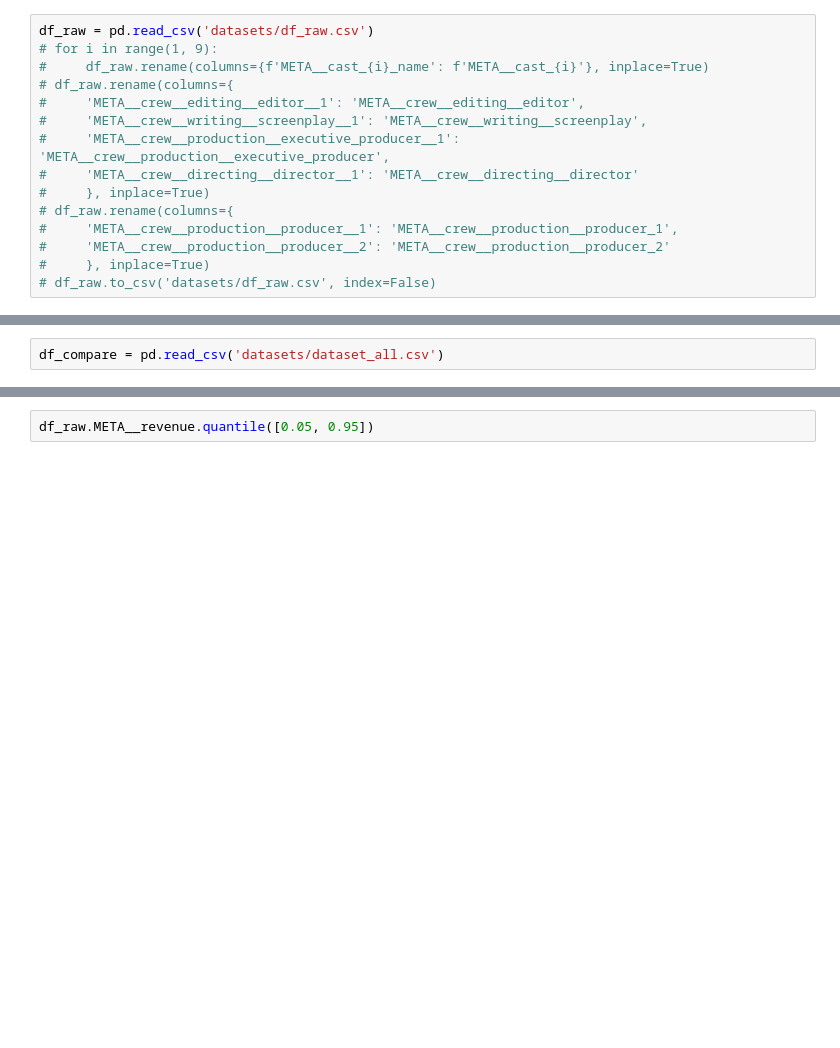
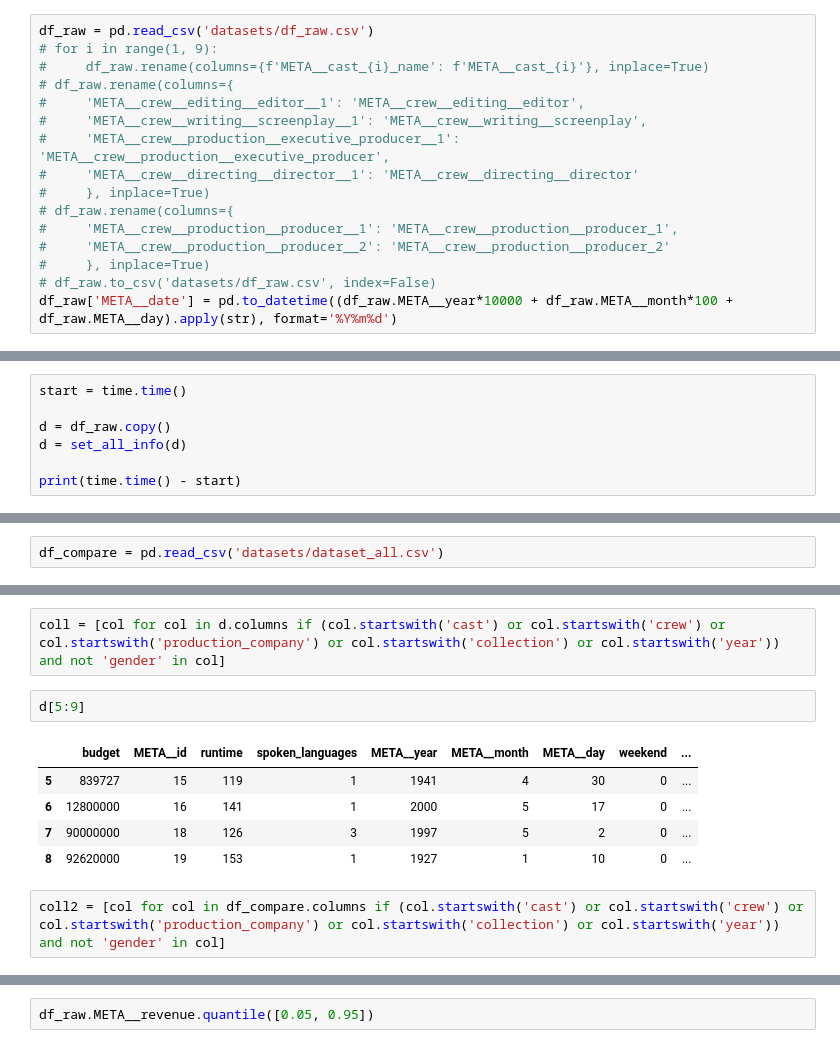
Before and after one commit to BondarenkoStas/thesis, a Jupyter notebook: new_datasets.ipynb, the cells around one changed output, grey strips where cells are left out. Saved outputs shown, nothing was run; the diff lists cells and outputs as text; blank space fills up the shorter version.

```diff
--- a/new_datasets.ipynb
+++ b/new_datasets.ipynb
@@ -58,6 +59,7 @@ df_raw = pd.read_csv('datasets/df_raw.csv')
 #     'META__crew__production__producer__2': 'META__crew__production__producer_2'
 #     }, inplace=True)
 # df_raw.to_csv('datasets/df_raw.csv', index=False)
+df_raw['META__date'] = pd.to_datetime((df_raw.META__year*10000 + df_raw.META__month*100 + df_raw.META__day).apply(str), format='%Y%m%d')
 # %%
 get_group_avg_revenue = lambda group: np.rint(group['META__revenue'].mean()) if not group.empty else np.nan
 get_group_avg_profit = lambda group: np.rint((group['META__revenue'] - group['budget']).mean()) if not group.empty else np.nan
@@ -178,0 +170,7 @@ print(time.time() - start)
+# %%
+start = time.time()
+
+d = df_raw.copy()
+d = set_all_info(d)
+
+print(time.time() - start)
@@ -180,0 +226,12 @@ df_compare = pd.read_csv('datasets/dataset_all.csv')
+# %%
+coll = [col for col in d.columns if (col.startswith('cast') or col.startswith('crew') or col.startswith('production_company') or col.startswith('collection') or col.startswith('year')) and not 'gender' in col]
+# %%
+d[5:9]
+# %% [output]
+|  | budget | META__id | runtime | spoken_languages | META__year | META__month | META__day | weekend | ... |
+| 5 | 839727 | 15 | 119 | 1 | 1941 | 4 | 30 | 0 | ... |
+| 6 | 12800000 | 16 | 141 | 1 | 2000 | 5 | 17 | 0 | ... |
+| 7 | 90000000 | 18 | 126 | 3 | 1997 | 5 | 2 | 0 | ... |
+| 8 | 92620000 | 19 | 153 | 1 | 1927 | 1 | 10 | 0 | ... |
+# %%
+coll2 = [col for col in df_compare.columns if (col.startswith('cast') or col.startswith('crew') or col.startswith('production_company') or col.startswith('collection') or col.startswith('year')) and not 'gender' in col]
```
Also changed, not shown: parts of 8 cells of this notebook, 58 other files.
